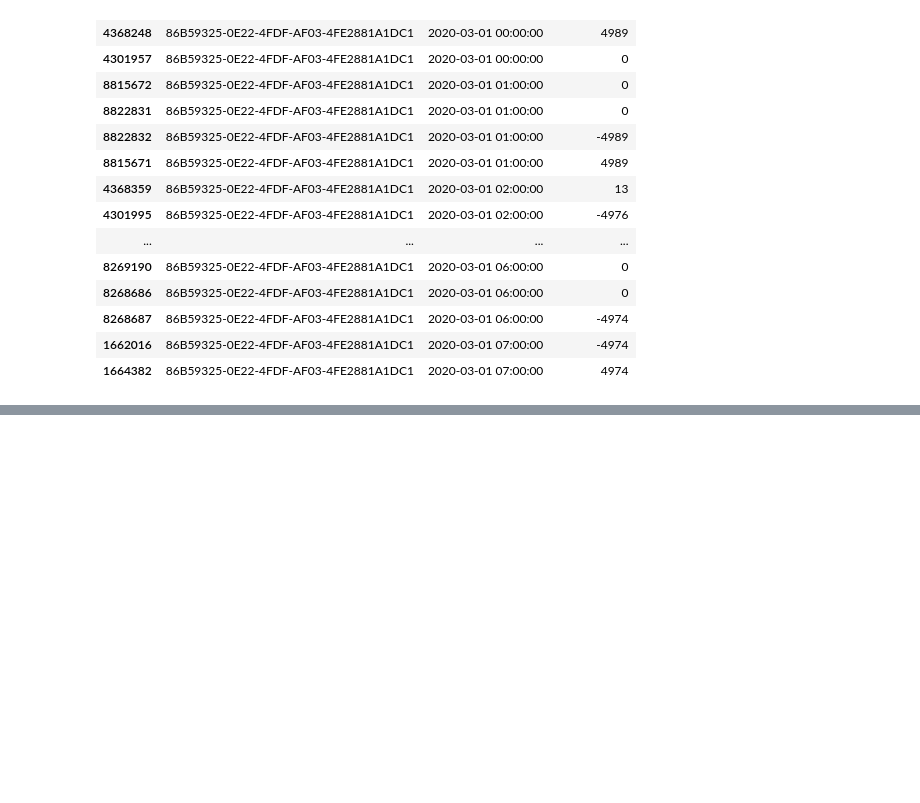
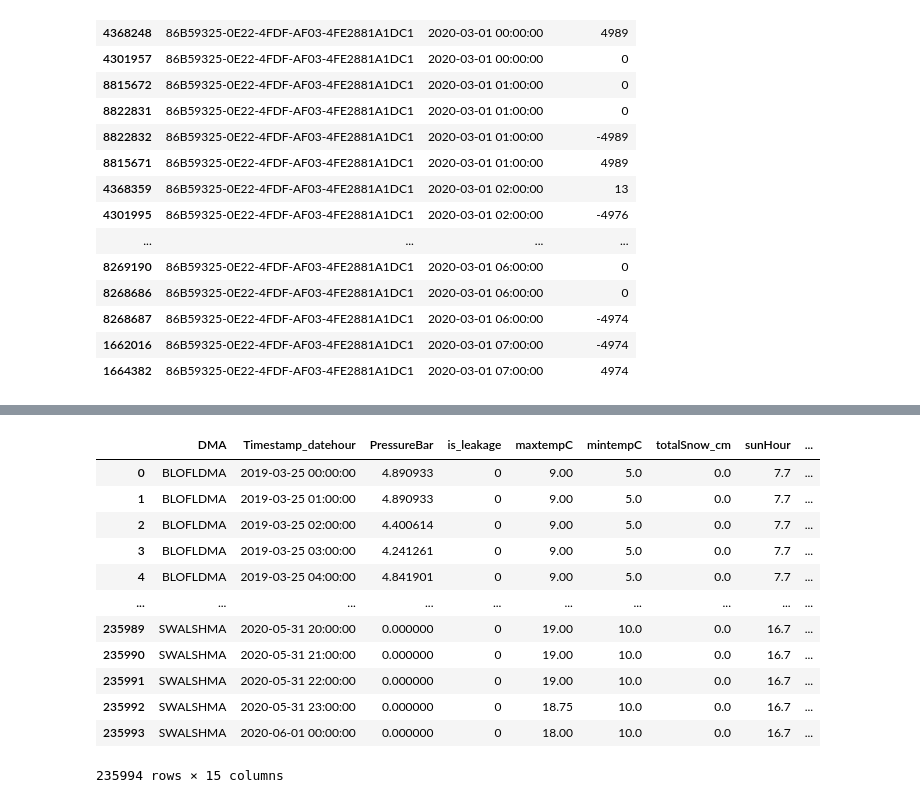
Before and after one commit to StorWater/StorWater_POC, a Jupyter notebook: notebooks/06-jsg-smartMeter.ipynb, the cells around one changed output, grey strips where cells are left out. Cells and saved outputs as stored; diff of their text form; code cells hidden in the pictures; blank space fills up the shorter version.

```diff
--- a/notebooks/06-jsg-smartMeter.ipynb
+++ b/notebooks/06-jsg-smartMeter.ipynb
@@ -176,0 +282,19 @@ df_single1.sort_values('DateTime').head(30)
+# %%
+df_dma_h = df_dma.groupby(['DMA', 'Timestamp_datehour']).agg(d_agg)
+df_dma_h = df_dma_h.reset_index()
+df_dma_h['is_leakage']= np.where(df_dma_h['is_leakage'] > 0,1, 0)
+df_dma_h
+# %% [output]
+|  | DMA | Timestamp_datehour | PressureBar | is_leakage | maxtempC | mintempC | totalSnow_cm | sunHour | ... |
+| 0 | BLOFLDMA | 2019-03-25 00:00:00 | 4.890933 | 0 | 9.00 | 5.0 | 0.0 | 7.7 | ... |
+| 1 | BLOFLDMA | 2019-03-25 01:00:00 | 4.890933 | 0 | 9.00 | 5.0 | 0.0 | 7.7 | ... |
+| 2 | BLOFLDMA | 2019-03-25 02:00:00 | 4.400614 | 0 | 9.00 | 5.0 | 0.0 | 7.7 | ... |
+| 3 | BLOFLDMA | 2019-03-25 03:00:00 | 4.241261 | 0 | 9.00 | 5.0 | 0.0 | 7.7 | ... |
+| 4 | BLOFLDMA | 2019-03-25 04:00:00 | 4.841901 | 0 | 9.00 | 5.0 | 0.0 | 7.7 | ... |
+| ... | ... | ... | ... | ... | ... | ... | ... | ... | ... |
+| 235989 | SWALSHMA | 2020-05-31 20:00:00 | 0.000000 | 0 | 19.00 | 10.0 | 0.0 | 16.7 | ... |
+| 235990 | SWALSHMA | 2020-05-31 21:00:00 | 0.000000 | 0 | 19.00 | 10.0 | 0.0 | 16.7 | ... |
+| 235991 | SWALSHMA | 2020-05-31 22:00:00 | 0.000000 | 0 | 19.00 | 10.0 | 0.0 | 16.7 | ... |
+| 235992 | SWALSHMA | 2020-05-31 23:00:00 | 0.000000 | 0 | 18.75 | 10.0 | 0.0 | 16.7 | ... |
+| 235993 | SWALSHMA | 2020-06-01 00:00:00 | 0.000000 | 0 | 18.00 | 10.0 | 0.0 | 16.7 | ... |
+235994 rows × 15 columns
```
Also changed, not shown: parts of 14 cells of this notebook, 3 other files.
